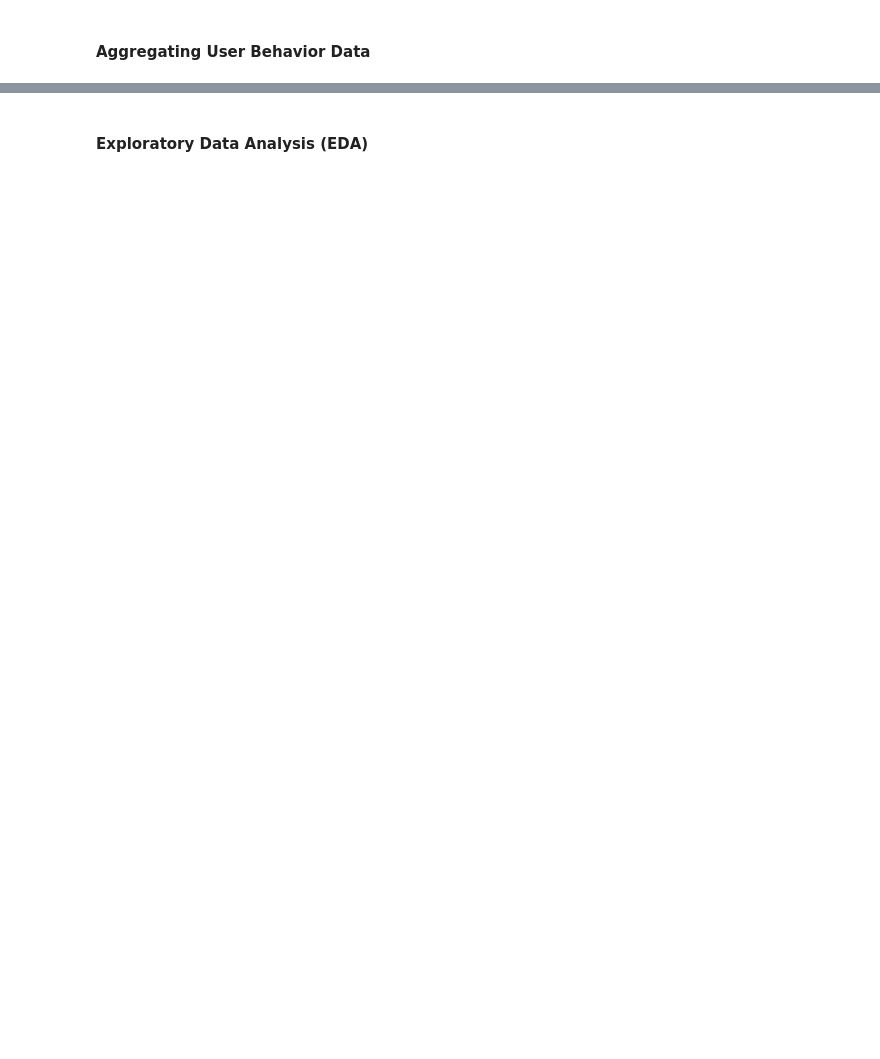
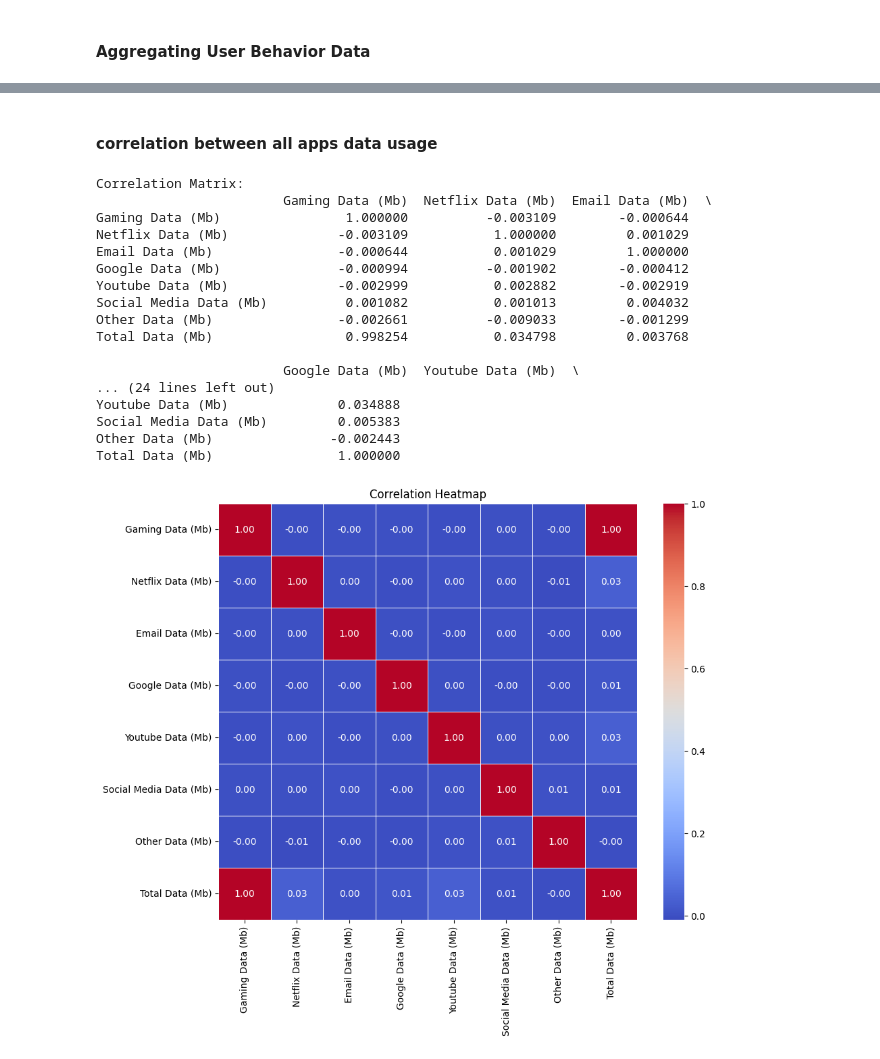
Before and after one commit to abrahamshimelis/TellCo-telecom, a Jupyter notebook: notebooks/data-analysis.ipynb, the cells around one changed output, grey strips where cells are left out. Drawn from its saved outputs; the diff is of its cells as text; code cells hidden in the pictures; blank space fills up the shorter version.

Commit message:
do correlation analysis

```diff
--- a/notebooks/data-quality-check.ipynb
+++ b/notebooks/data-analysis.ipynb
@@ -637,2 +541,0 @@ plt.show()
-# %% [markdown]
-#### Exploratory Data Analysis (EDA)
@@ -640,0 +542,38 @@ df_relevant.describe()
+# %% [markdown]
+#### correlation between all apps data usage
+# %%
+# Select relevant columns for analysis (specific apps' data usage and total data usage)
+apps_data_columns = ['Gaming Data (Mb)', 'Netflix Data (Mb)', 'Email Data (Mb)', 'Google Data (Mb)', 'Youtube Data (Mb)', 'Social Media Data (Mb)', 'Other Data (Mb)', 'Total Data (Mb)']
+apps_data_df = df[apps_data_columns]
+
+# Calculate correlation matrix to measure the relationship between variables
+correlation_matrix = apps_data_df.corr()
+
+# Print the correlation matrix
+print("Correlation Matrix:")
+print(correlation_matrix)
+
+# Plot a heatmap of the correlation matrix for visualization
+plt.figure(figsize=(10, 8))
+sns.heatmap(correlation_matrix, annot=True, cmap='coolwarm', fmt=".2f", linewidths=0.5)
+plt.title('Correlation Heatmap')
+plt.show()
+# %% [output]
+Correlation Matrix:
+                        Gaming Data (Mb)  Netflix Data (Mb)  Email Data (Mb)  \
+Gaming Data (Mb)                1.000000          -0.003109        -0.000644
+Netflix Data (Mb)              -0.003109           1.000000         0.001029
+Email Data (Mb)                -0.000644           0.001029         1.000000
+Google Data (Mb)               -0.000994          -0.001902        -0.000412
+Youtube Data (Mb)              -0.002999           0.002882        -0.002919
+Social Media Data (Mb)          0.001082           0.001013         0.004032
+Other Data (Mb)                -0.002661          -0.009033        -0.001299
+Total Data (Mb)                 0.998254           0.034798         0.003768
+
+                        Google Data (Mb)  Youtube Data (Mb)  \
+... (24 lines left out)
+Youtube Data (Mb)              0.034888
+Social Media Data (Mb)         0.005383
+Other Data (Mb)               -0.002443
+Total Data (Mb)                1.000000
+[figure, added]
```
Also changed, not shown: parts of 10 cells of this notebook, 1 other file.
